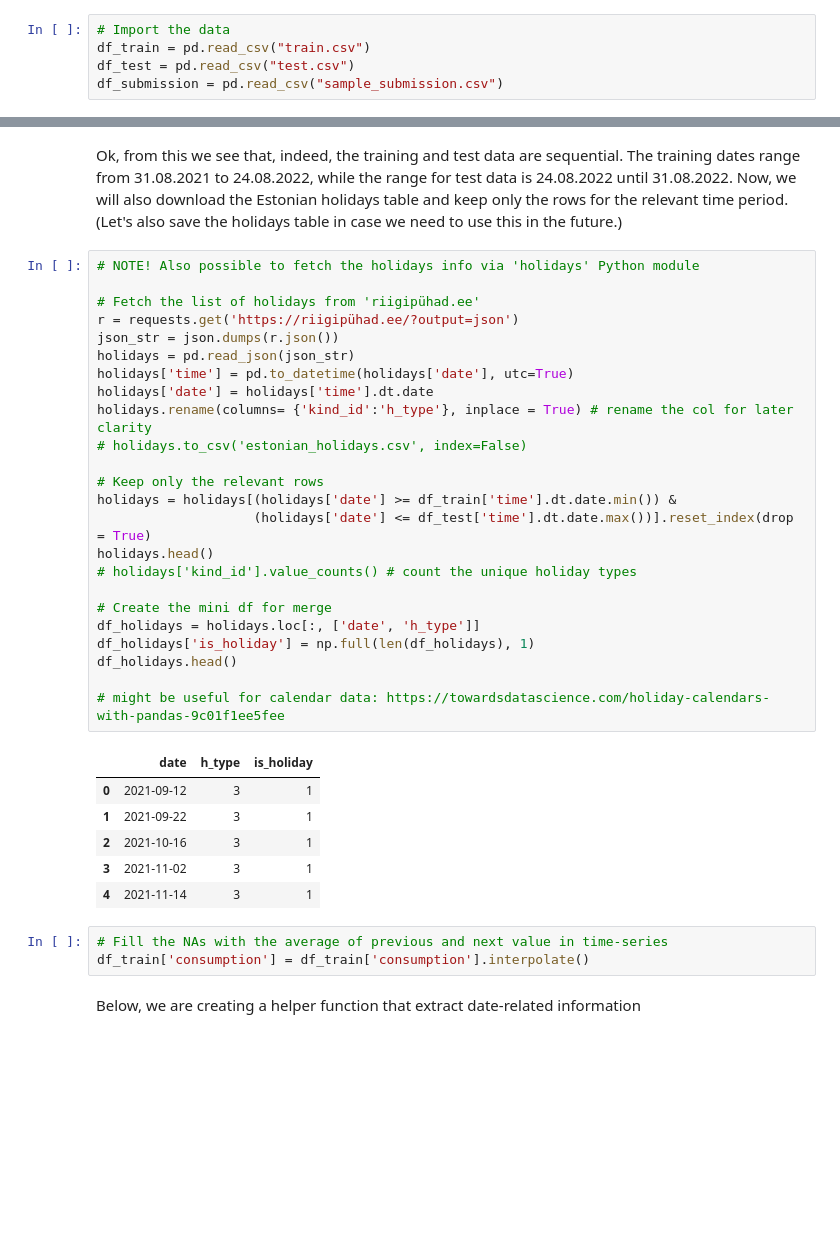
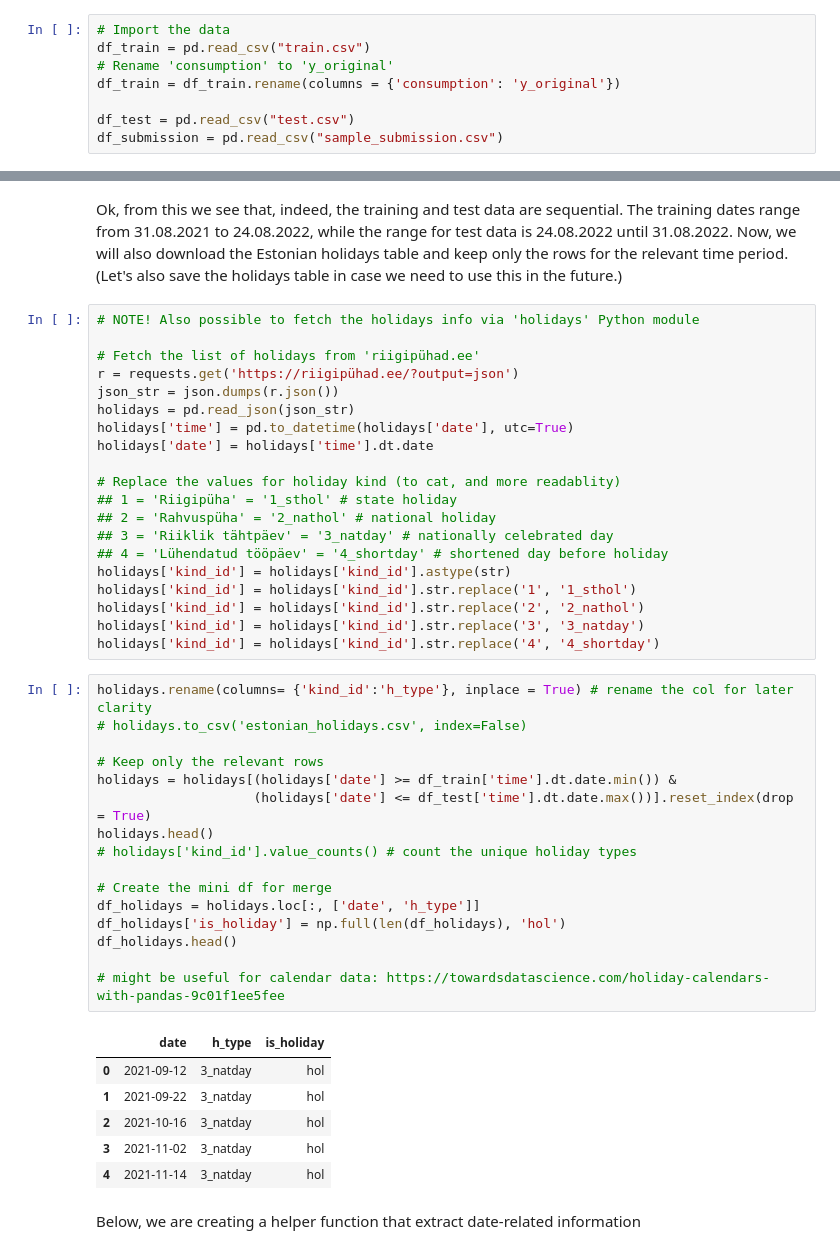
Before and after one commit to qetdr/ML-Electricity-Consumption, a Jupyter notebook: DR_notebook.ipynb, the cells around one changed output, grey strips where cells are left out. Drawn from its saved outputs; the diff is of its cells as text; blank space fills up the shorter version.

```diff
--- a/DR_notebook.ipynb
+++ b/DR_notebook.ipynb
@@ -27,5 +37,8 @@ import matplotlib.pyplot as plt
 # %%
 # Import the data
 df_train = pd.read_csv("train.csv")
+# Rename 'consumption' to 'y_original'
+df_train = df_train.rename(columns = {'consumption': 'y_original'})
+
 df_test = pd.read_csv("test.csv")
 df_submission = pd.read_csv("sample_submission.csv")
@@ -64,40 +93,49 @@ The range of training data: (Timestamp('2021-08-31 21:00:00+0000', tz='UTC'), Ti
 The range of test data: (Timestamp('2022-08-24 21:00:00+0000', tz='UTC'), Timestamp('2022-08-31 20:00:00+0000', tz='UTC'))
 # %% [markdown]
 Ok, from this we see that, indeed, the training and test data are sequential. The training dates range from 31.08.2021 to 24.08.2022, while the range for test data is 24.08.2022 until 31.08.2022. Now, we will also download the Estonian holidays table and keep only the rows for the relevant time period. (Let's also save the holidays table in case we need to use this in the future.)
+# %%
+# NOTE! Also possible to fetch the holidays info via 'holidays' Python module
+
+# Fetch the list of holidays from 'riigipühad.ee'
+r = requests.get('https://riigipühad.ee/?output=json')
+json_str = json.dumps(r.json())
+holidays = pd.read_json(json_str)
+holidays['time'] = pd.to_datetime(holidays['date'], utc=True)
+holidays['date'] = holidays['time'].dt.date
+
+# Replace the values for holiday kind (to cat, and more readablity)
+## 1 = 'Riigipüha' = '1_sthol' # state holiday
+## 2 = 'Rahvuspüha' = '2_nathol' # national holiday
+## 3 = 'Riiklik tähtpäev' = '3_natday' # nationally celebrated day
+## 4 = 'Lühendatud tööpäev' = '4_shortday' # shortened day before holiday
+holidays['kind_id'] = holidays['kind_id'].astype(str)
+holidays['kind_id'] = holidays['kind_id'].str.replace('1', '1_sthol')
+holidays['kind_id'] = holidays['kind_id'].str.replace('2', '2_nathol')
+holidays['kind_id'] = holidays['kind_id'].str.replace('3', '3_natday')
+holidays['kind_id'] = holidays['kind_id'].str.replace('4', '4_shortday')
 # %%
-# NOTE! Also possible to fetch the holidays info via 'holidays' Python module
-
-# Fetch the list of holidays from 'riigipühad.ee'
-r = requests.get('https://riigipühad.ee/?output=json')
-json_str = json.dumps(r.json())
-holidays = pd.read_json(json_str)
-holidays['time'] = pd.to_datetime(holidays['date'], utc=True)
-holidays['date'] = holidays['time'].dt.date
 holidays.rename(columns= {'kind_id':'h_type'}, inplace = True) # rename the col for later clarity
 # holidays.to_csv('estonian_holidays.csv', index=False)
 
 # Keep only the relevant rows
 holidays = holidays[(holidays['date'] >= df_train['time'].dt.date.min()) &
                     (holidays['date'] <= df_test['time'].dt.date.max())].reset_index(drop = True)
 holidays.head()
 # holidays['kind_id'].value_counts() # count the unique holiday types
 
 # Create the mini df for merge
 df_holidays = holidays.loc[:, ['date', 'h_type']]
-df_holidays['is_holiday'] = np.full(len(df_holidays), 1)
+df_holidays['is_holiday'] = np.full(len(df_holidays), 'hol')
 df_holidays.head()
 
 # might be useful for calendar data: https://towardsdatascience.com/holiday-calendars-with-pandas-9c01f1ee5fee
 # %% [output]
 |  | date | h_type | is_holiday |
-| 0 | 2021-09-12 | 3 | 1 |
-| 1 | 2021-09-22 | 3 | 1 |
-| 2 | 2021-10-16 | 3 | 1 |
-| 3 | 2021-11-02 | 3 | 1 |
-| 4 | 2021-11-14 | 3 | 1 |
+| 0 | 2021-09-12 | 3_natday | hol |
+| 1 | 2021-09-22 | 3_natday | hol |
+| 2 | 2021-10-16 | 3_natday | hol |
+| 3 | 2021-11-02 | 3_natday | hol |
+| 4 | 2021-11-14 | 3_natday | hol |
-# %%
-# Fill the NAs with the average of previous and next value in time-series
-df_train['consumption'] = df_train['consumption'].interpolate()
 # %% [markdown]
 Below, we are creating a helper function that extract date-related information
 # %%
```
Also changed, not shown: parts of 62 cells of this notebook.
